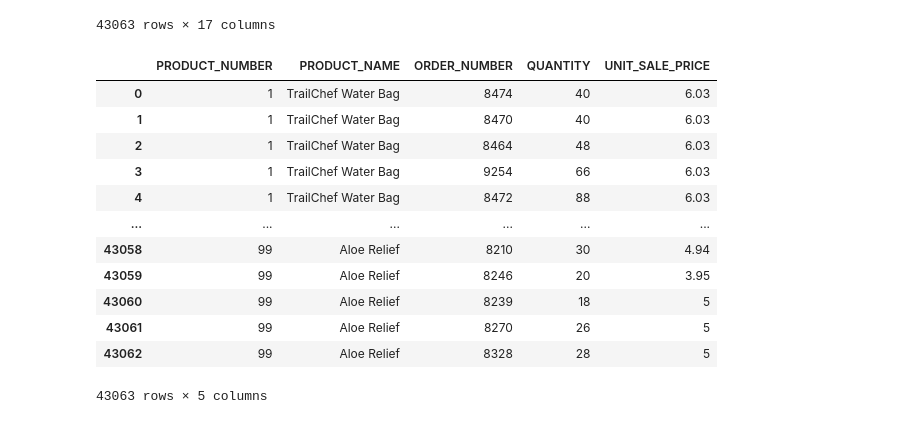
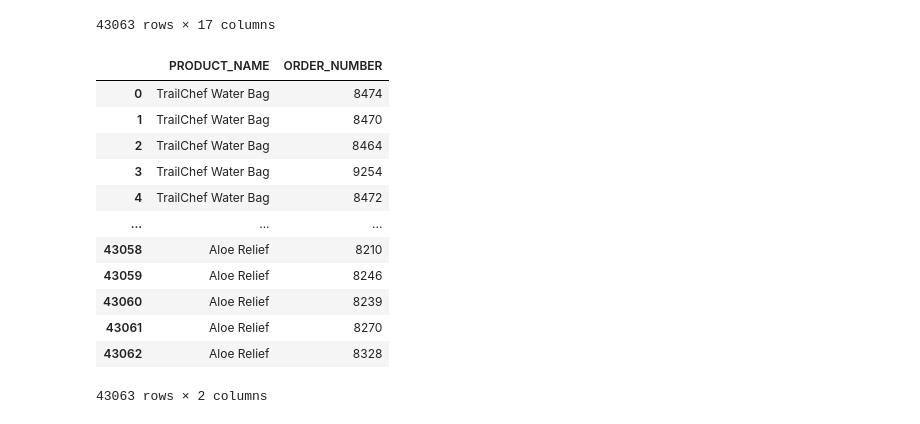
Before and after one commit to david1law/DEDS_Portfolio, a Jupyter notebook: Practicum+9.2_Opdrachten.ipynb, the cells around one changed output. Cells and saved outputs as stored; diff of their text form; code cells hidden in the pictures.

```diff
--- a/Practicum+9.2_Opdrachten.ipynb
+++ b/Practicum+9.2_Opdrachten.ipynb
@@ -29,20 +32,20 @@ df
 | 43062 | 99 | 15-2-2011 | 17 | 2 | .6 | P99OP4FA17.jpg | ... |
 43063 rows × 17 columns
 # %%
-df = df.loc[:, ['PRODUCT_NUMBER', 'PRODUCT_NAME', 'ORDER_NUMBER', 'QUANTITY', 'UNIT_SALE_PRICE']]
+df = df.loc[:, ['PRODUCT_NAME', 'ORDER_NUMBER']]
 df
 # %% [output]
-|  | PRODUCT_NUMBER | PRODUCT_NAME | ORDER_NUMBER | QUANTITY | UNIT_SALE_PRICE |
-| 0 | 1 | TrailChef Water Bag | 8474 | 40 | 6.03 |
-| 1 | 1 | TrailChef Water Bag | 8470 | 40 | 6.03 |
-| 2 | 1 | TrailChef Water Bag | 8464 | 48 | 6.03 |
-| 3 | 1 | TrailChef Water Bag | 9254 | 66 | 6.03 |
-| 4 | 1 | TrailChef Water Bag | 8472 | 88 | 6.03 |
-| ... | ... | ... | ... | ... | ... |
-| 43058 | 99 | Aloe Relief | 8210 | 30 | 4.94 |
-| 43059 | 99 | Aloe Relief | 8246 | 20 | 3.95 |
-| 43060 | 99 | Aloe Relief | 8239 | 18 | 5 |
-| 43061 | 99 | Aloe Relief | 8270 | 26 | 5 |
-| 43062 | 99 | Aloe Relief | 8328 | 28 | 5 |
+|  | PRODUCT_NAME | ORDER_NUMBER |
+| 0 | TrailChef Water Bag | 8474 |
+| 1 | TrailChef Water Bag | 8470 |
+| 2 | TrailChef Water Bag | 8464 |
+| 3 | TrailChef Water Bag | 9254 |
+| 4 | TrailChef Water Bag | 8472 |
+| ... | ... | ... |
+| 43058 | Aloe Relief | 8210 |
+| 43059 | Aloe Relief | 8246 |
+| 43060 | Aloe Relief | 8239 |
+| 43061 | Aloe Relief | 8270 |
+| 43062 | Aloe Relief | 8328 |
-43063 rows × 5 columns
+43063 rows × 2 columns
 # %%
```
Also changed, not shown: parts of 5 cells of this notebook, 1 other file.
